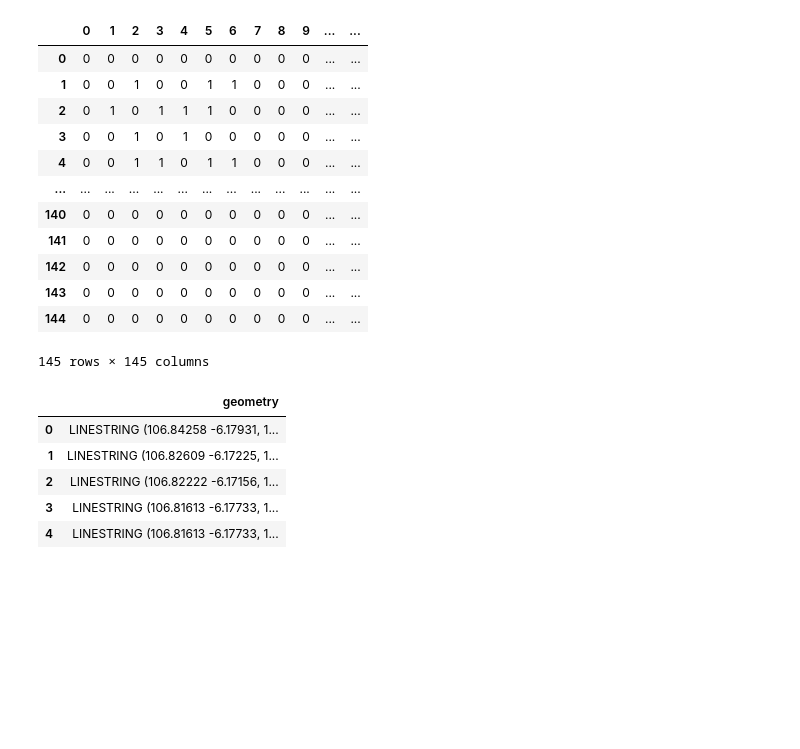
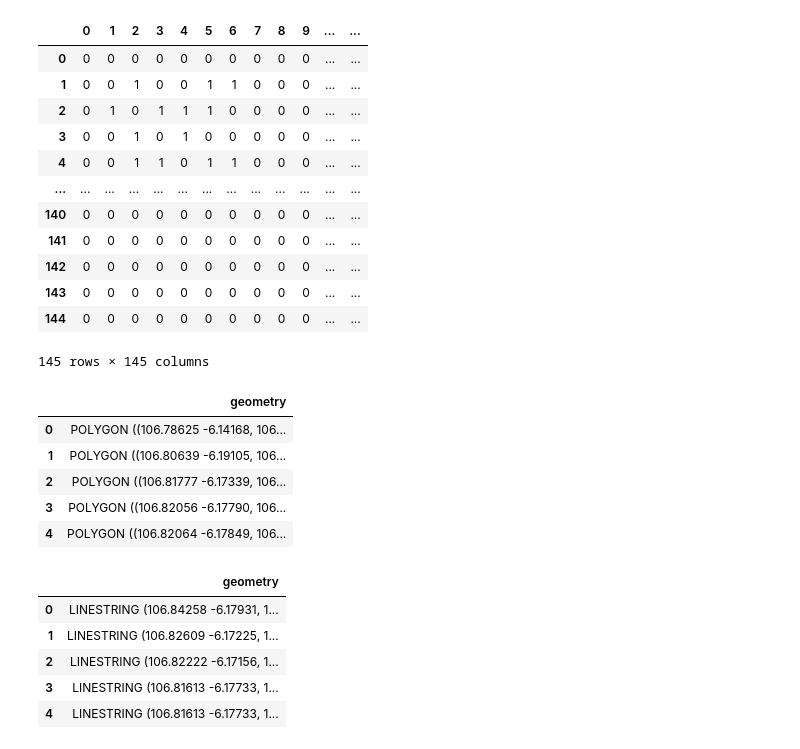
Before and after one commit to Quadran-ITB/substations-mst, a Jupyter notebook: substation_planning_mst.ipynb, the cells around one changed output. Saved outputs shown, nothing was run; the diff lists cells and outputs as text; code cells hidden in the pictures; blank space fills up the shorter version.

Commit message:
tambah voronoi

```diff
--- a/substation_planning_mst.ipynb
+++ b/substation_planning_mst.ipynb
@@ -104,6 +106,20 @@ pd.DataFrame(*weight.full()).astype(int)
 145 rows × 145 columns
 # %%
 neighbors_gdf = sirih_gdf['geometry'][[98, 115, 100, 37, 99, 76]]
+# %%
+voronoi = sh.voronoi_polygons(MultiPoint(sirih_gdf['geometry']))
+
+voronoi_gdf = gpd.GeoDataFrame(index=[0], crs='epsg:4326', geometry=[voronoi])
+voronoi_gdf = voronoi_gdf.explode(ignore_index=True)
+
+voronoi_gdf.head()
+# %% [output]
+|  | geometry |
+| 0 | POLYGON ((106.78625 -6.14168, 106... |
+| 1 | POLYGON ((106.80639 -6.19105, 106... |
+| 2 | POLYGON ((106.81777 -6.17339, 106... |
+| 3 | POLYGON ((106.82056 -6.17790, 106... |
+| 4 | POLYGON ((106.82064 -6.17849, 106... |
 # %%
 delaunay = sh.delaunay_triangles(MultiPoint(sirih_gdf['geometry']), only_edges=True)
 
```
Also changed, not shown: parts of 2 cells of this notebook.
